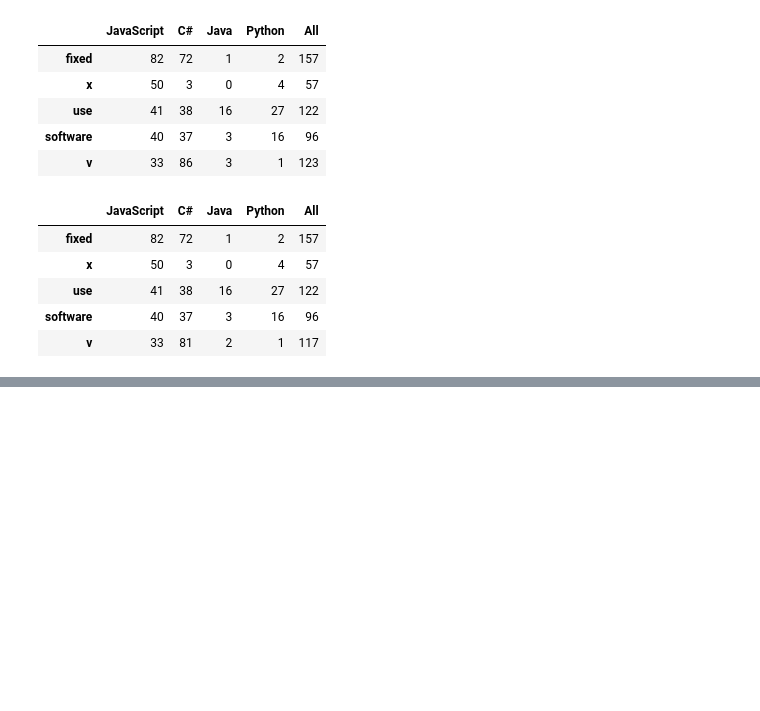
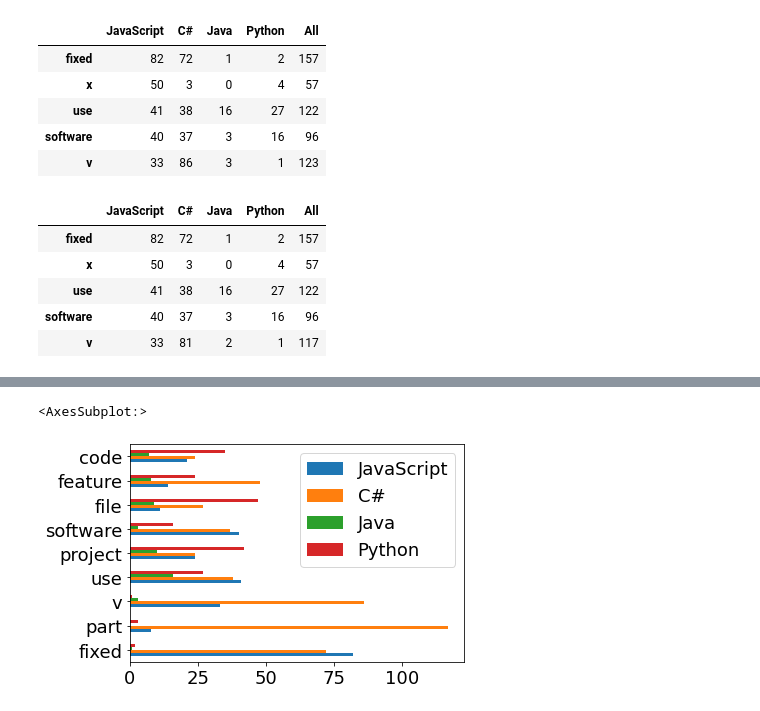
Before and after one commit to Codeup-Mirzakhani-Group1-NLP-Project/Codeup-Mirzakhani-GitHub-Scrape-NLP-Project, a Jupyter notebook: justin_docs/Justin_project_working.ipynb, the cells around one changed output, grey strips where cells are left out. Saved outputs shown, nothing was run; the diff lists cells and outputs as text; code cells hidden in the pictures; blank space fills up the shorter version.

```diff
--- a/justin_docs/Justin_project_working.ipynb
+++ b/justin_docs/Justin_project_working.ipynb
@@ -600,0 +663,7 @@ clean_word_counts.head()
+# %%
+plt.rc('font', size=18)
+lem_word_counts.sort_values('All', ascending=False
+                           )[['JavaScript','C#','Java', 'Python']][1:10].plot.barh()
+# %% [output]
+<AxesSubplot:>
+[figure, added]
```
Also changed, not shown: parts of 9 cells of this notebook.
